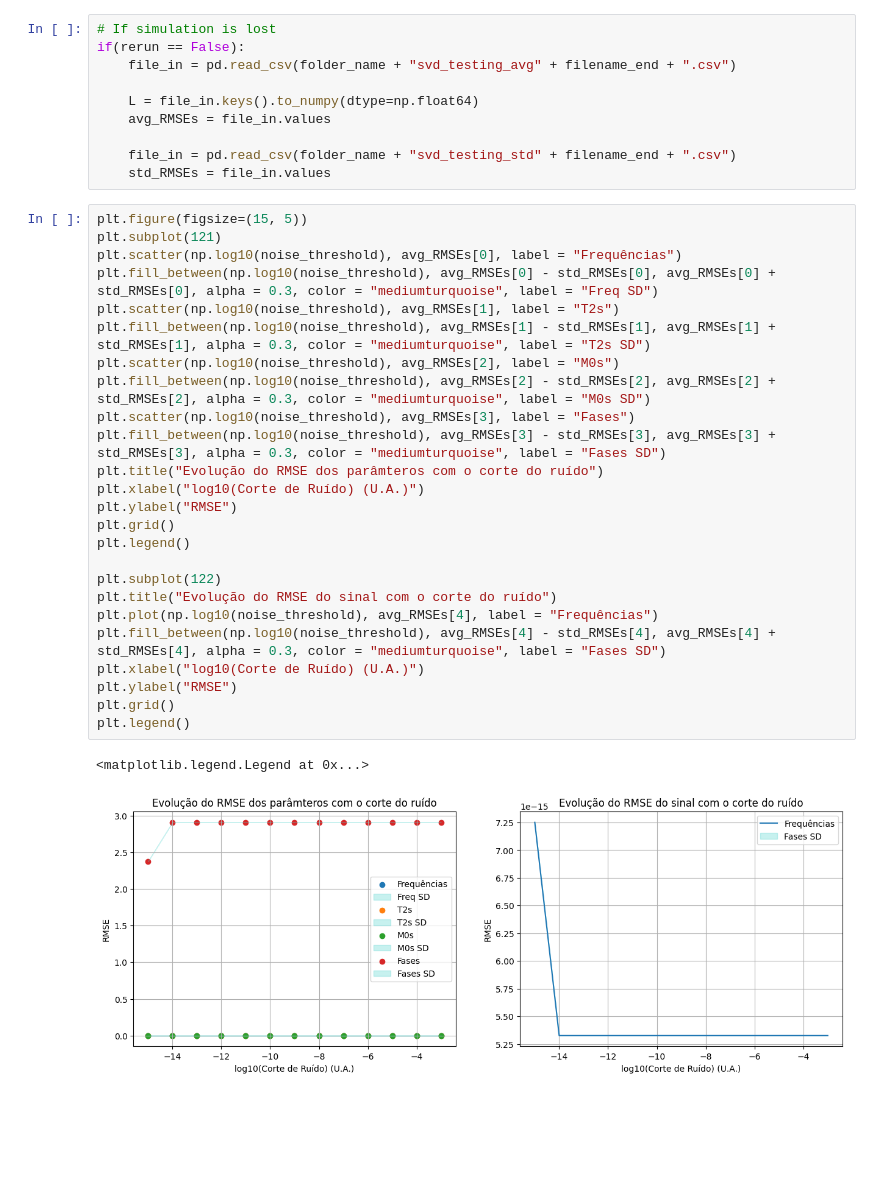
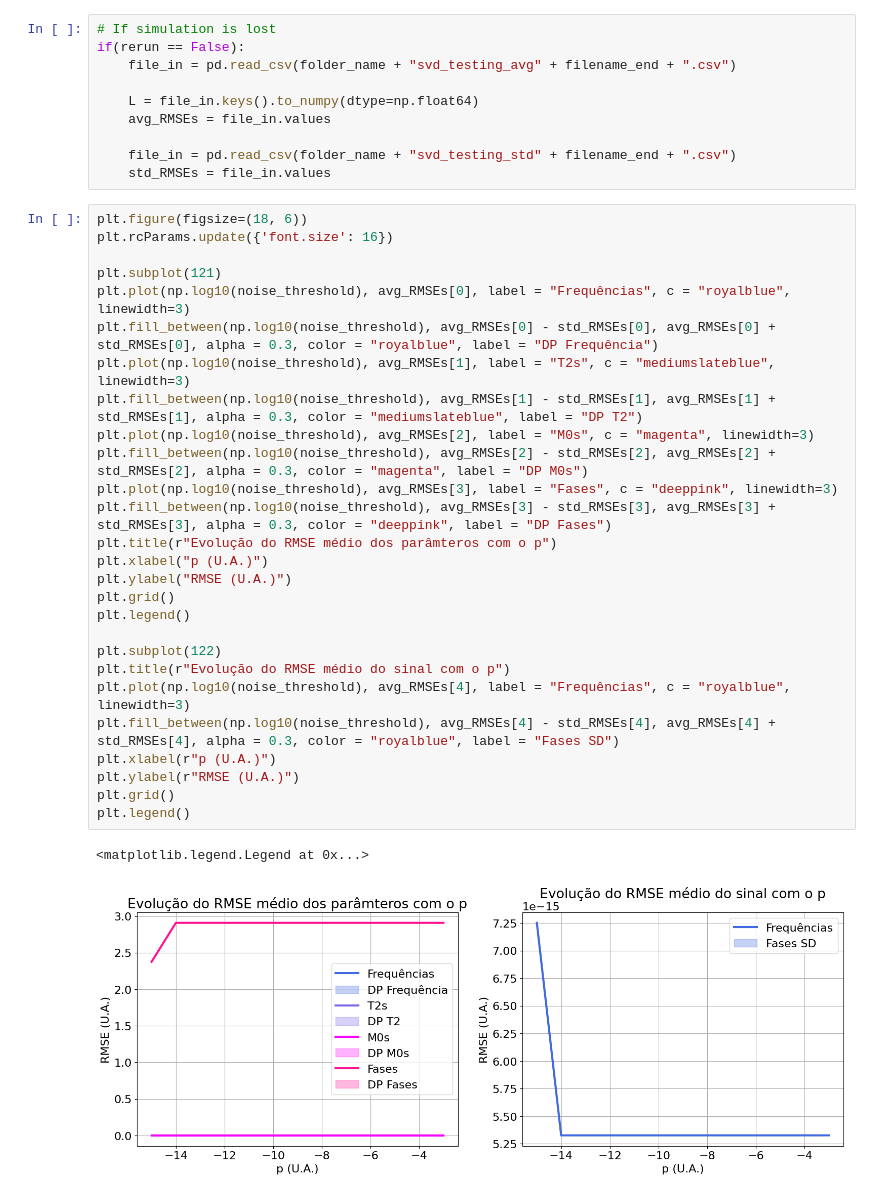
Before and after one commit to JoaoDell/MRI-study, a Jupyter notebook: examples/MPM/svd_testing.ipynb, the cells around one changed output. Saved outputs shown, nothing was run; the diff lists cells and outputs as text; blank space fills up the shorter version.

Commit message:
updates : update on mpm report and some changes to plots

```diff
--- a/examples/MPM/svd_testing.ipynb
+++ b/examples/MPM/svd_testing.ipynb
@@ -95,30 +95,32 @@ if(rerun == False):
     file_in = pd.read_csv(folder_name + "svd_testing_std" + filename_end + ".csv")
     std_RMSEs = file_in.values
 # %%
-plt.figure(figsize=(15, 5))
+plt.figure(figsize=(18, 6))
+plt.rcParams.update({'font.size': 16})
+
 plt.subplot(121)
-plt.scatter(np.log10(noise_threshold), avg_RMSEs[0], label = "Frequências")
-plt.fill_between(np.log10(noise_threshold), avg_RMSEs[0] - std_RMSEs[0], avg_RMSEs[0] + std_RMSEs[0], alpha = 0.3, color = "mediumturquoise", label = "Freq SD")
-plt.scatter(np.log10(noise_threshold), avg_RMSEs[1], label = "T2s")
-plt.fill_between(np.log10(noise_threshold), avg_RMSEs[1] - std_RMSEs[1], avg_RMSEs[1] + std_RMSEs[1], alpha = 0.3, color = "mediumturquoise", label = "T2s SD")
-plt.scatter(np.log10(noise_threshold), avg_RMSEs[2], label = "M0s")
-plt.fill_between(np.log10(noise_threshold), avg_RMSEs[2] - std_RMSEs[2], avg_RMSEs[2] + std_RMSEs[2], alpha = 0.3, color = "mediumturquoise", label = "M0s SD")
-plt.scatter(np.log10(noise_threshold), avg_RMSEs[3], label = "Fases")
-plt.fill_between(np.log10(noise_threshold), avg_RMSEs[3] - std_RMSEs[3], avg_RMSEs[3] + std_RMSEs[3], alpha = 0.3, color = "mediumturquoise", label = "Fases SD")
-plt.title("Evolução do RMSE dos parâmteros com o corte do ruído")
-plt.xlabel("log10(Corte de Ruído) (U.A.)")
-plt.ylabel("RMSE")
+plt.plot(np.log10(noise_threshold), avg_RMSEs[0], label = "Frequências", c = "royalblue", linewidth=3)
+plt.fill_between(np.log10(noise_threshold), avg_RMSEs[0] - std_RMSEs[0], avg_RMSEs[0] + std_RMSEs[0], alpha = 0.3, color = "royalblue", label = "DP Frequência")
+plt.plot(np.log10(noise_threshold), avg_RMSEs[1], label = "T2s", c = "mediumslateblue", linewidth=3)
+plt.fill_between(np.log10(noise_threshold), avg_RMSEs[1] - std_RMSEs[1], avg_RMSEs[1] + std_RMSEs[1], alpha = 0.3, color = "mediumslateblue", label = "DP T2")
+plt.plot(np.log10(noise_threshold), avg_RMSEs[2], label = "M0s", c = "magenta", linewidth=3)
+plt.fill_between(np.log10(noise_threshold), avg_RMSEs[2] - std_RMSEs[2], avg_RMSEs[2] + std_RMSEs[2], alpha = 0.3, color = "magenta", label = "DP M0s")
+plt.plot(np.log10(noise_threshold), avg_RMSEs[3], label = "Fases", c = "deeppink", linewidth=3)
+plt.fill_between(np.log10(noise_threshold), avg_RMSEs[3] - std_RMSEs[3], avg_RMSEs[3] + std_RMSEs[3], alpha = 0.3, color = "deeppink", label = "DP Fases")
+plt.title(r"Evolução do RMSE médio dos parâmteros com o p")
+plt.xlabel("p (U.A.)")
+plt.ylabel("RMSE (U.A.)")
 plt.grid()
 plt.legend()
 
 plt.subplot(122)
-plt.title("Evolução do RMSE do sinal com o corte do ruído")
-plt.plot(np.log10(noise_threshold), avg_RMSEs[4], label = "Frequências")
-plt.fill_between(np.log10(noise_threshold), avg_RMSEs[4] - std_RMSEs[4], avg_RMSEs[4] + std_RMSEs[4], alpha = 0.3, color = "mediumturquoise", label = "Fases SD")
-plt.xlabel("log10(Corte de Ruído) (U.A.)")
-plt.ylabel("RMSE")
+plt.title(r"Evolução do RMSE médio do sinal com o p")
+plt.plot(np.log10(noise_threshold), avg_RMSEs[4], label = "Frequências", c = "royalblue", linewidth=3)
+plt.fill_between(np.log10(noise_threshold), avg_RMSEs[4] - std_RMSEs[4], avg_RMSEs[4] + std_RMSEs[4], alpha = 0.3, color = "royalblue", label = "Fases SD")
+plt.xlabel(r"p (U.A.)")
+plt.ylabel(r"RMSE (U.A.)")
 plt.grid()
 plt.legend()
 # %% [output]
 <matplotlib.legend.Legend at 0x...>
-[figure, old version]
+[figure, new version]
```
Also changed, not shown: 7 other files.
